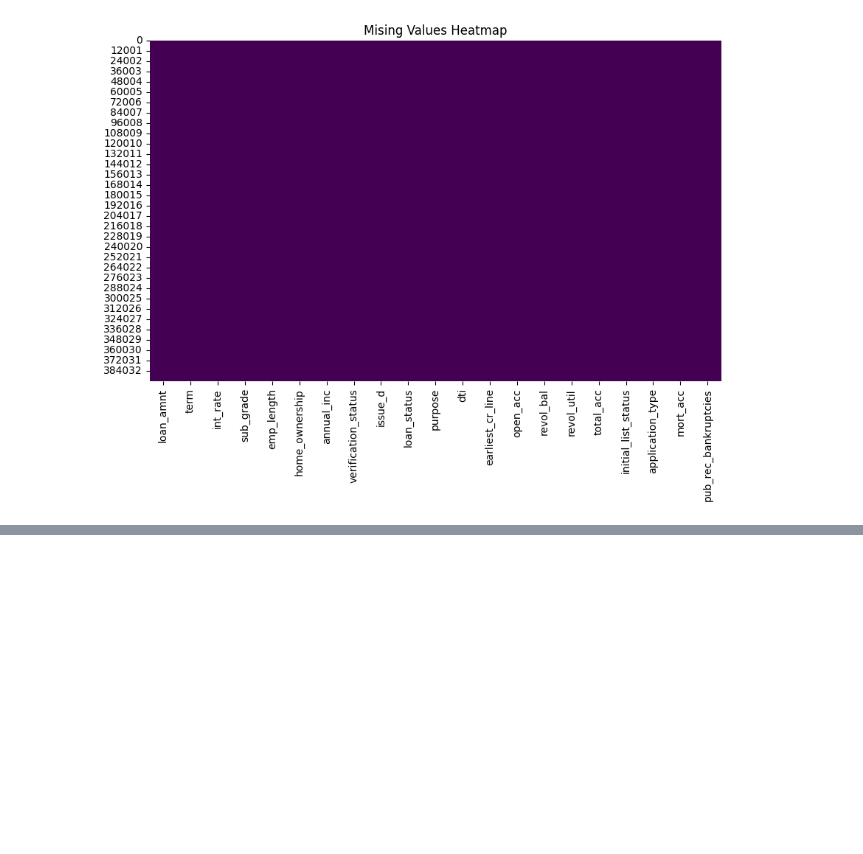
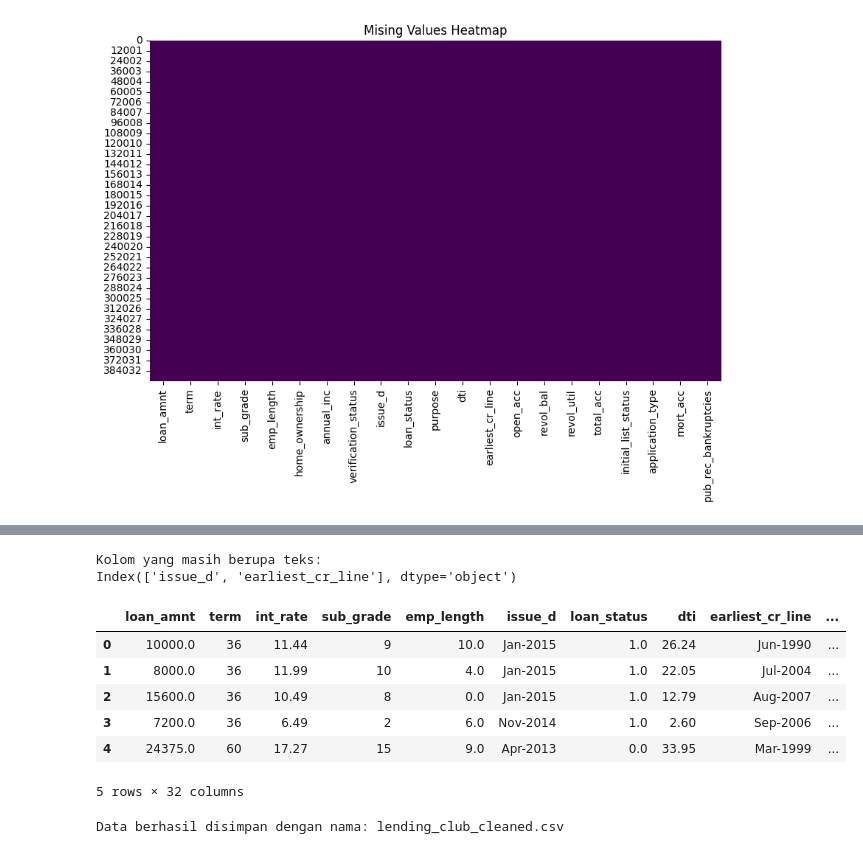
Before and after one commit to ababilkhoerulimam/Lending-Loan-Club, a Jupyter notebook: lendinganalysis.ipynb, the cells around one changed output, grey strips where cells are left out. Drawn from its saved outputs; the diff is of its cells as text; code cells hidden in the pictures; blank space fills up the shorter version.

```diff
--- a/lendinganalysis.ipynb
+++ b/lendinganalysis.ipynb
@@ -311,0 +643,7 @@ Done!
+# %%
+# encoding purpose_grouped
+purpose_dummies = pd.get_dummies(df['purpose_grouped'], prefix='purp', drop_first=True)
+
+df = pd.concat([df.drop(['purpose', 'purpose_grouped'], axis=1), purpose_dummies], axis=1)
+
+df[purpose_dummies.columns] = df[purpose_dummies.columns].astype(float)
@@ -311,0 +666,28 @@ Done!
+# %%
+# Fully Paid jadi 1, Charged Off jadi 0
+df['loan_status'] = df['loan_status'].map({'Fully Paid': 1, 'Charged Off': 0})
+df['loan_status'] = df['loan_status'].astype(float)
+# %%
+# Ubah boolean ke float
+df = df.apply(lambda x: x.astype(float) if x.dtype == 'bool' else x)
+
+print("Kolom yang masih berupa teks:")
+print(df.select_dtypes(include=['object']).columns)
+
+df.head()
+# %% [output]
+Kolom yang masih berupa teks:
+Index(['issue_d', 'earliest_cr_line'], dtype='object')
+|  | loan_amnt | term | int_rate | sub_grade | emp_length | issue_d | loan_status | dti | earliest_cr_line | ... |
+| 0 | 10000.0 | 36 | 11.44 | 9 | 10.0 | Jan-2015 | 1.0 | 26.24 | Jun-1990 | ... |
+| 1 | 8000.0 | 36 | 11.99 | 10 | 4.0 | Jan-2015 | 1.0 | 22.05 | Jul-2004 | ... |
+| 2 | 15600.0 | 36 | 10.49 | 8 | 0.0 | Jan-2015 | 1.0 | 12.79 | Aug-2007 | ... |
+| 3 | 7200.0 | 36 | 6.49 | 2 | 6.0 | Nov-2014 | 1.0 | 2.60 | Sep-2006 | ... |
+| 4 | 24375.0 | 60 | 17.27 | 15 | 9.0 | Apr-2013 | 0.0 | 33.95 | Mar-1999 | ... |
+5 rows × 32 columns
+# %%
+# Simpan ke CSV sebelum lanjut ke tahap FE tanggal
+df.to_csv('lending_club_cleaned.csv', index=False)
+print("Data berhasil disimpan dengan nama: lending_club_cleaned.csv")
+# %% [output]
+Data berhasil disimpan dengan nama: lending_club_cleaned.csv
```
Also changed, not shown: parts of 19 cells of this notebook, 2 other files.
